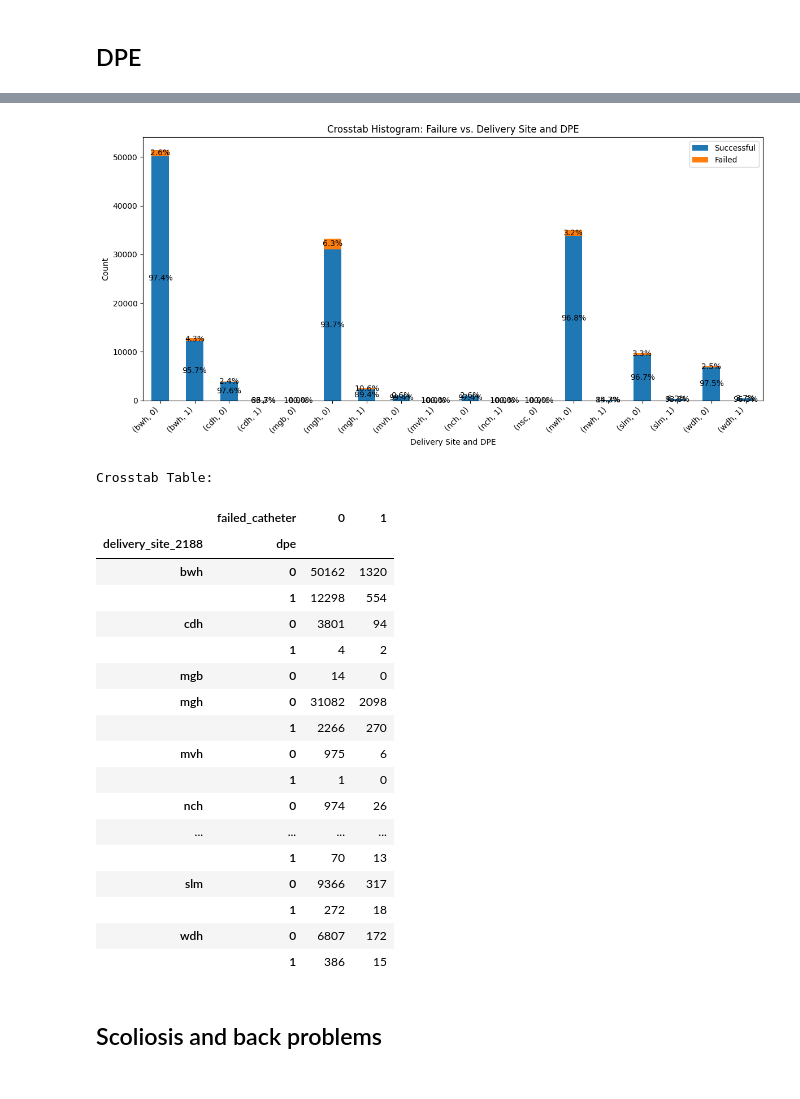
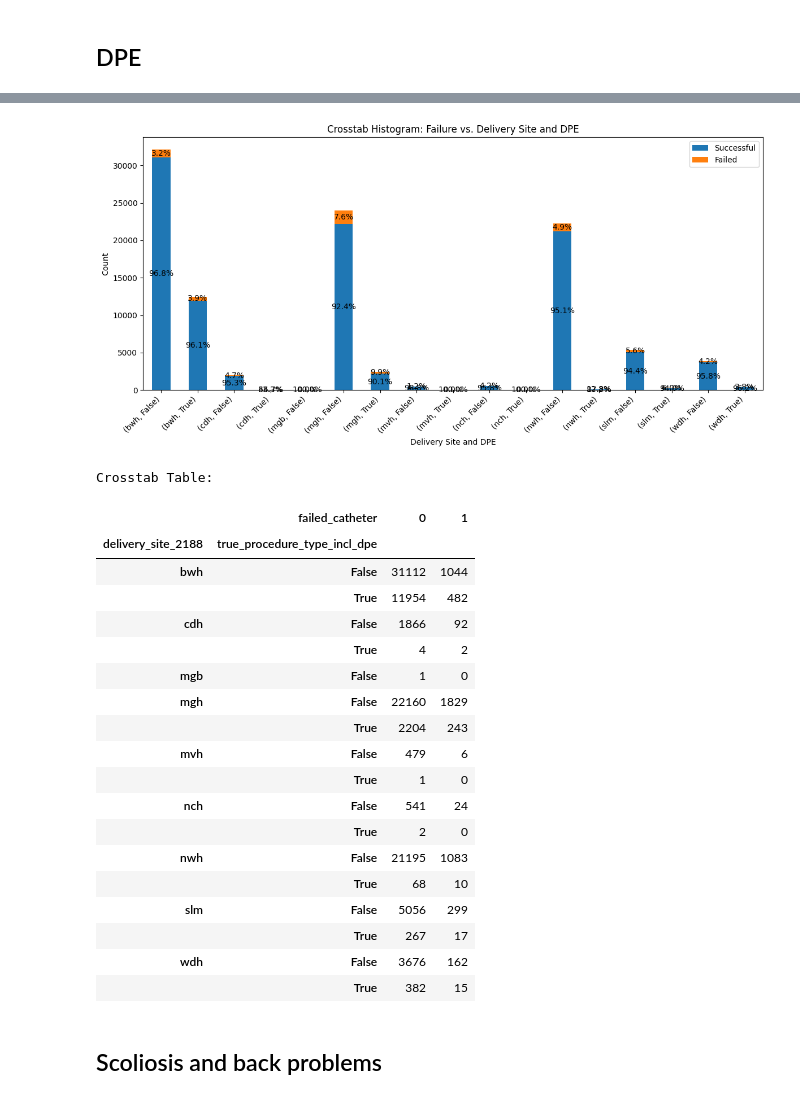
Before and after one commit to dfberenson/Epidural-Analysis, a Jupyter notebook: Merlin Epidural Visualization and Analysis.ipynb, the cells around one changed output, grey strips where cells are left out. Saved outputs shown, nothing was run; the diff lists cells and outputs as text; code cells hidden in the pictures.

```diff
--- a/Merlin Epidural Visualization and Analysis.ipynb
+++ b/Merlin Epidural Visualization and Analysis.ipynb
@@ -12,7 +12,7 @@ df = df.replace({True: 1, False: 0})
 # %%
 # Filter the DataFrame to include only neuraxial catheter (ie, epidural + CSE + intrathecal) or epidural-only catheter procedures
 neuraxial_catheter_df = df[df['is_neuraxial_catheter'] == 1]
-epidural_df = df[(df['true_procedure_type'] == 'epidural')]
+epidural_df = df[(df['true_procedure_type_incl_dpe'] == 'epidural') | (df['true_procedure_type_incl_dpe'] == 'dpe')]
 # %% [markdown]
 # Describe Dataframe
 
@@ -195,7 +144,7 @@ plt.show()
 # Histogram of successes/failures
 
 # Group by procedure type and whether it has subsequent anesthesia
-procedure_counts = pd.crosstab(neuraxial_catheter_df['true_procedure_type'], neuraxial_catheter_df['failed_catheter'])
+procedure_counts = pd.crosstab(neuraxial_catheter_df['true_procedure_type_incl_dpe '], neuraxial_catheter_df['failed_catheter'])
 
 # Sort the bars in descending order based on the total count of each procedure type
 procedure_counts = procedure_counts.sort_values(by=0, ascending=False)
@@ -497,7 +367,7 @@ plt.show()
 # Assuming 'df' is your DataFrame (as defined in the provided code)
 
 # Create a crosstab for 'delivery_site_2188' and 'dpe' and visualize it as a histogram
-delivery_site_dpe_counts = pd.crosstab(epidural_df['delivery_site_2188'], epidural_df['dpe'])
+delivery_site_dpe_counts = pd.crosstab(epidural_df['delivery_site_2188'], (epidural_df['true_procedure_type_incl_dpe'] == 'dpe').astype(int))
 
 # Sort the bars in descending order based on the total count of each delivery site
 delivery_site_dpe_counts = delivery_site_dpe_counts.sort_values(by=1, ascending=False) # Sort by 'no'
@@ -540,7 +410,7 @@ Table of Delivery Site by DPE:
 # Histogram of successes/failures by DPE status
 
 # Group by procedure type and whether it has subsequent anesthesia
-dpe_crosstab = pd.crosstab(epidural_df['dpe'], epidural_df['failed_catheter'])
+dpe_crosstab = pd.crosstab(epidural_df['true_procedure_type_incl_dpe'] == 'dpe', epidural_df['failed_catheter'])
 
 # Create a stacked bar chart
 ax = dpe_crosstab.plot(kind='bar', stacked=True, figsize=(6
@@ -565,54 +435,55 @@ plt.show()
 # %%
 # prompt: do a crosstab histogram of failure versus delivery_site_2188 and dpe
 
 # Assuming 'df' is your DataFrame (as defined in the provided code)
 
 # Create a crosstab for 'delivery_site_2188', 'dpe', and 'failed_catheter'
-crosstab_df = pd.crosstab([df['delivery_site_2188'], df['dpe']], df['failed_catheter'])
+crosstab_df = pd.crosstab([neuraxial_catheter_df['delivery_site_2188'], neuraxial_catheter_df['true_procedure_type_incl_dpe'] == 'dpe'], neuraxial_catheter_df['failed_catheter'])
 
 # Create a stacked bar chart
 ax = crosstab_df.plot(kind='bar', stacked=True, figsize=(12, 6))
 
 # Annotate the bars with percentages
 for p in ax.patches:
     width = p.get_width()
     height = p.get_height()
     x, y = p.get_xy()
     ax.annotate(f'{height/sum([p.get_height() for p in ax.patches if p.get_x() == x]) * 100:.1f}%', (x + width/2, y + height/2), ha='center', va='center')
 
 
 plt.xlabel('Delivery Site and DPE')
 plt.ylabel('Count')
 plt.title('Crosstab Histogram: Failure vs. Delivery Site and DPE')
 plt.xticks(rotation=45, ha='right')
 plt.legend(['Successful', 'Failed'])
 plt.tight_layout()
 plt.show()
 
 # Display the crosstab table
 print("Crosstab Table:")
 crosstab_df
 # %% [output]
-[figure, old version]
+[figure, new version]
 Crosstab Table:
 |  | failed_catheter | 0 | 1 |
-| delivery_site_2188 | dpe |  |  |
-| bwh | 0 | 50162 | 1320 |
-|  | 1 | 12298 | 554 |
-| cdh | 0 | 3801 | 94 |
-|  | 1 | 4 | 2 |
-| mgb | 0 | 14 | 0 |
-| mgh | 0 | 31082 | 2098 |
-|  | 1 | 2266 | 270 |
-| mvh | 0 | 975 | 6 |
-|  | 1 | 1 | 0 |
-| nch | 0 | 974 | 26 |
-| ... | ... | ... | ... |
-|  | 1 | 70 | 13 |
-| slm | 0 | 9366 | 317 |
-|  | 1 | 272 | 18 |
-| wdh | 0 | 6807 | 172 |
-|  | 1 | 386 | 15 |
+| delivery_site_2188 | true_procedure_type_incl_dpe |  |  |
+| bwh | False | 31112 | 1044 |
+|  | True | 11954 | 482 |
+| cdh | False | 1866 | 92 |
+|  | True | 4 | 2 |
+| mgb | False | 1 | 0 |
+| mgh | False | 22160 | 1829 |
+|  | True | 2204 | 243 |
+| mvh | False | 479 | 6 |
+|  | True | 1 | 0 |
+| nch | False | 541 | 24 |
+|  | True | 2 | 0 |
+| nwh | False | 21195 | 1083 |
+|  | True | 68 | 10 |
+| slm | False | 5056 | 299 |
+|  | True | 267 | 17 |
+| wdh | False | 3676 | 162 |
+|  | True | 382 | 15 |
 # %% [markdown]
 ## Scoliosis and back problems
 # %%
```
Also changed, not shown: parts of 74 cells of this notebook, 3 other files.
